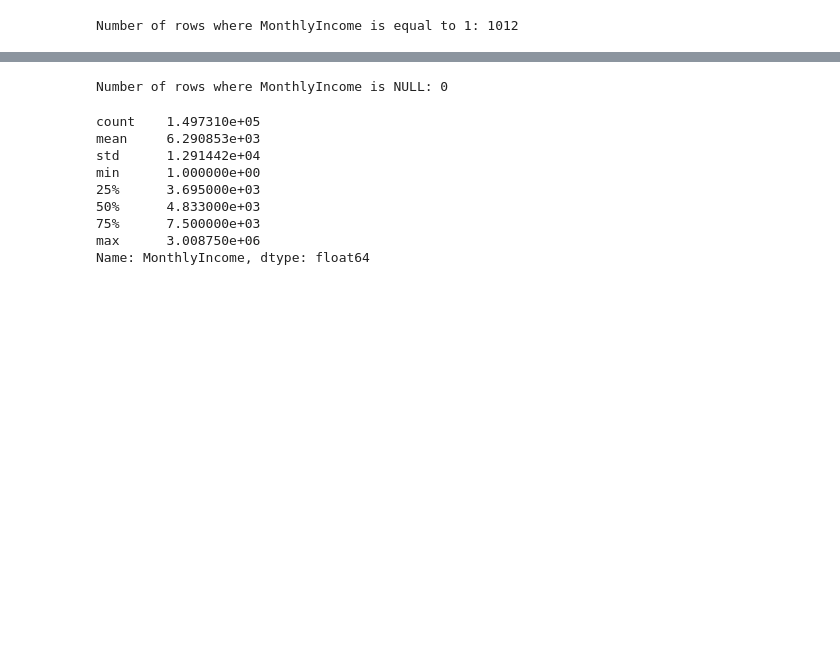
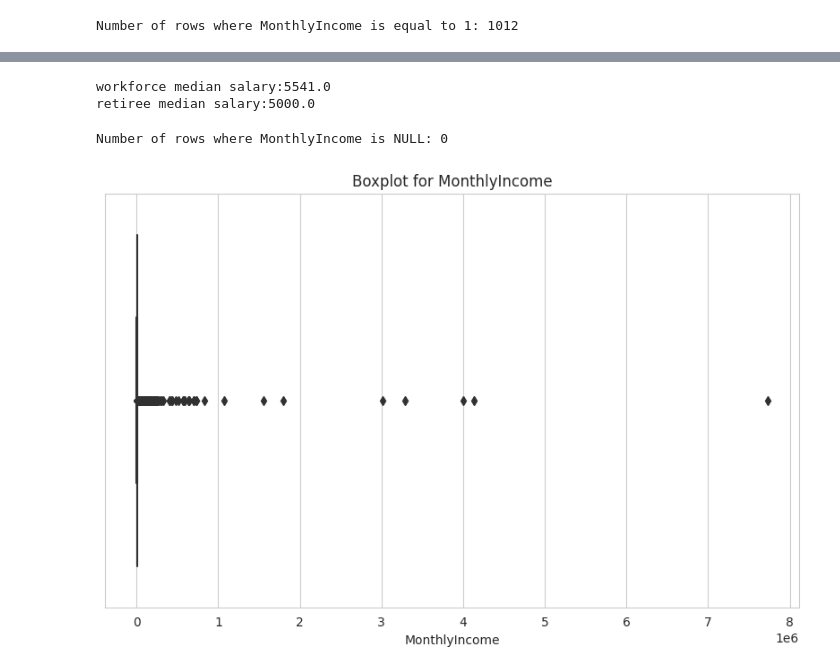
Before and after one commit to Saba-a11/Kaggle_Credit_Score, a Jupyter notebook: CreditModel.ipynb, the cells around one changed output, grey strips where cells are left out. Saved outputs shown, nothing was run; the diff lists cells and outputs as text; code cells hidden in the pictures; blank space fills up the shorter version.

```diff
--- a/CreditModel.ipynb
+++ b/CreditModel.ipynb
@@ -931 +835,23 @@ df_train.loc[df_train['MonthlyIncome'].isnull(), 'MonthlyIncome'] = predicted_mo
+# %%
+median_salary_workforce = combined_data.loc[(combined_data['age'] <= 65)]['MonthlyIncome'].median()
+median_salary_retired = combined_data.loc[(combined_data['age'] > 65)]['MonthlyIncome'].median()
+
+print("workforce median salary:" + str(median_salary_workforce))
+print("retiree median salary:" + str(round(median_salary_retired,0)))
+# %% [output]
+workforce median salary:5541.0
+retiree median salary:5000.0
+# %%
+# Replace MonthlyIncome based on conditions
+combined_data['MonthlyIncome'] = np.where(
+    (combined_data['MonthlyIncome'].isin([0, 1, None])) & (combined_data['age'] <= 65),
+    median_salary_workforce,
+    combined_data['MonthlyIncome']
+)
+
+combined_data['MonthlyIncome'] = np.where(
+    (combined_data['MonthlyIncome'].isin([0, 1, None])) & (combined_data['age'] > 65),
+    median_salary_retired,
+    combined_data['MonthlyIncome']
+)
 # %%
@@ -934,15 +860,7 @@ null_income_rows = df_train['MonthlyIncome'].isnull().sum()
 print("Number of rows where MonthlyIncome is NULL:", null_income_rows)
 # %% [output]
 Number of rows where MonthlyIncome is NULL: 0
-# %%
-df_train["MonthlyIncome"].describe()
-# %% [output]
-count    1.497310e+05
-mean     6.290853e+03
-std      1.291442e+04
-min      1.000000e+00
-25%      3.695000e+03
-50%      4.833000e+03
-75%      7.500000e+03
-max      3.008750e+06
-Name: MonthlyIncome, dtype: float64
+# %%
+box_plot(combined_data, 'MonthlyIncome')
+# %% [output]
+[figure, added]
```
Also changed, not shown: parts of 27 cells of this notebook.
